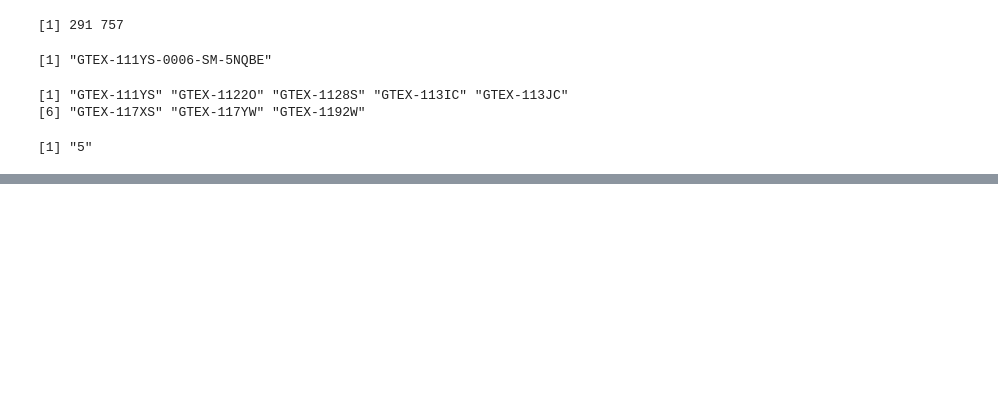
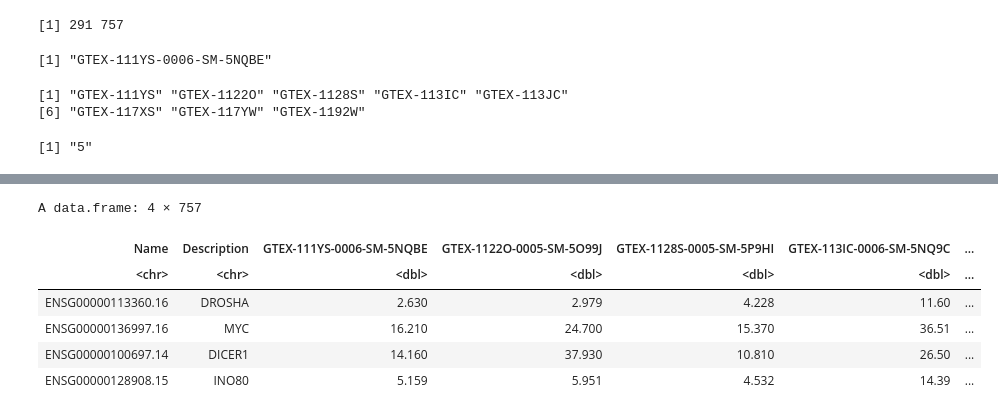
Before and after one commit to Joker-Jerome/utmost_update, a Jupyter notebook: code/R/non-coding_RNA.ipynb, the cells around one changed output, grey strips where cells are left out. Drawn from its saved outputs; the diff is of its cells as text; code cells hidden in the pictures; blank space fills up the shorter version.

```diff
--- a/code/R/non-coding_RNA.ipynb
+++ b/code/R/non-coding_RNA.ipynb
@@ -383,0 +570,11 @@ for (i in task_index) {
+# %%
+df_list_protein_coding[[1]] %>%
+    filter(Description %in% c("DROSHA", "DICER1", "INO80", "MYC"))
+# %% [output]
+A data.frame: 4 × 757
+| Name | Description | GTEX-111YS-0006-SM-5NQBE | GTEX-1122O-0005-SM-5O99J | GTEX-1128S-0005-SM-5P9HI | GTEX-113IC-0006-SM-5NQ9C | ... |
+| <chr> | <chr> | <dbl> | <dbl> | <dbl> | <dbl> | ... |
+| ENSG00000113360.16 | DROSHA | 2.630 | 2.979 | 4.228 | 11.60 | ... |
+| ENSG00000136997.16 | MYC | 16.210 | 24.700 | 15.370 | 36.51 | ... |
+| ENSG00000100697.14 | DICER1 | 14.160 | 37.930 | 10.810 | 26.50 | ... |
+| ENSG00000128908.15 | INO80 | 5.159 | 5.951 | 4.532 | 14.39 | ... |
```
Also changed, not shown: parts of 36 cells of this notebook, 11 other files.
